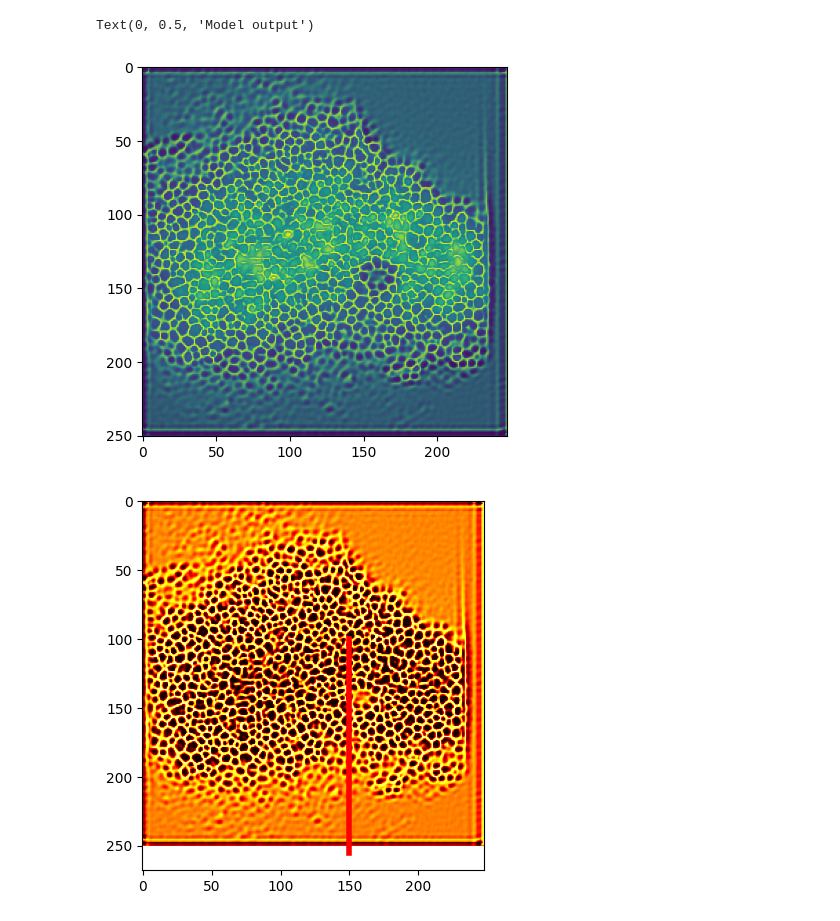
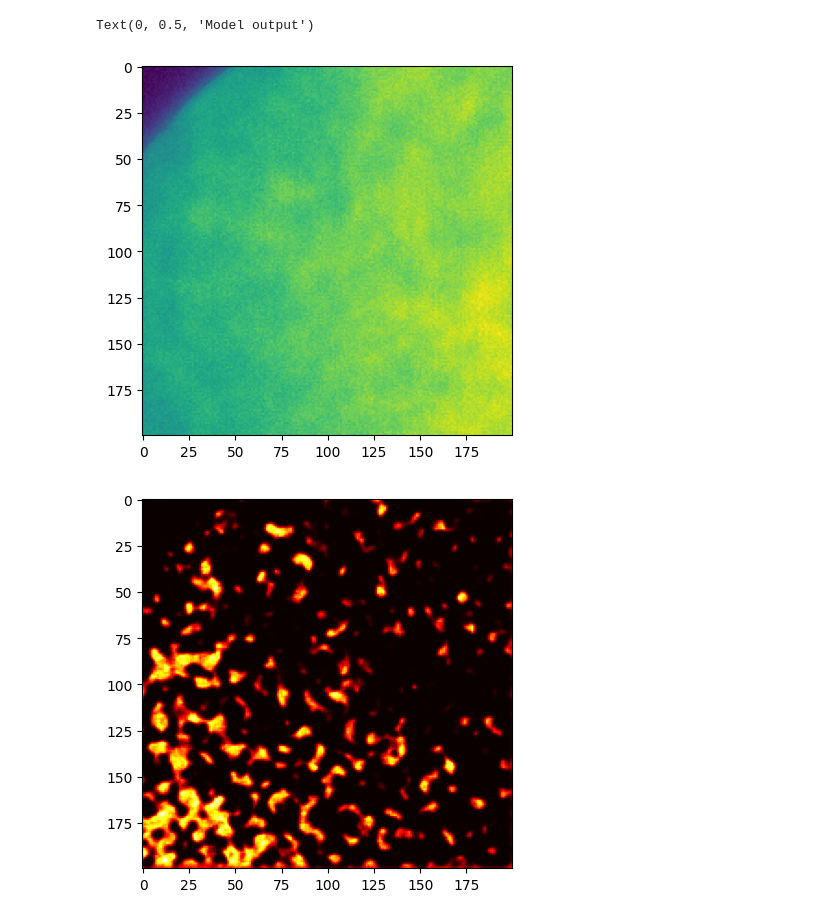
Before and after one commit to ArneVerheyden/CLIM-DL, a Jupyter notebook: model_test.ipynb, the cells around one changed output. Saved outputs shown, nothing was run; the diff lists cells and outputs as text; code cells hidden in the pictures.

Commit message:
More model testing

```diff
--- a/model_test.ipynb
+++ b/model_test.ipynb
@@ -14,7 +14,7 @@ def set_seed(seed):
 
 ## Chose model
 model_class = PLSegmentationModel
-model_path = 'saved_models/default_model_v3.model'
+model_path = 'saved_models/default_model_v6_static_normintensity.model'
 
 ## Load model
 model = model_class.load(model_path)
@@ -138,7 +169,10 @@ from data_utils.tiff import tiff_to_array
 # data = tiff_to_array('data/place1 485nm 50ms excod3.3 emod0 6000 frms air small enhancement _small grain_mv3.tif')
 
 ## big grain
-data = tiff_to_array('data/place1 485nm 50ms excod3.3 emod0 6000 frms air no enhancement mv4.tif')
+# data = tiff_to_array('data/place1 485nm 50ms excod3.3 emod0 6000 frms air no enhancement mv4.tif')
+
+## marker
+data = tiff_to_array('data/488nm_OD_exp50ms_500LP_marker.tif')
 # %%
 ## Profile FWHM
 def get_fwhm_pos(data, peak_value):
@@ -175,10 +209,13 @@ def find_fwhm(peakpos, data, window=10):
 import numpy as np
 import time
 
-num_frames = 130
+num_frames = 150
 
 
-sample_video = data[:num_frames, :, :]
+sample_video = data[:num_frames, 100:300, 100:300].clone()
+sample_video += torch.rand_like(sample_video) * sample_video.max() * .05
+# sample_video = 20*torch.randn_like(sample_video, ) + 200
+
 first_frame = sample_video[0]
 
 start = time.time()
@@ -197,7 +234,7 @@ y_range = (100 // scale, 255 // scale)
 plt.subplots()
 
 plt.imshow(first_frame)
-plt.imshow(model_output, alpha=model_output)
+# plt.imshow(model_output, alpha=model_output)
 
 ## Map with black background
 plt.subplots()
@@ -205,7 +242,7 @@ plt.subplots()
 plt.imshow(model_output, cmap='hot')
 # plt.axis('off')
 
-plt.plot([x, x], [y_range[0], y_range[1]], color="red", linewidth=4)
+# plt.plot([x, x], [y_range[0], y_range[1]], color="red", linewidth=4)
 
 
 ## Transparant map
@@ -216,31 +253,31 @@ plt.axis('off')
 plt.savefig('test_transparant_map.png', transparent=True, dpi=500)
 
 ## Line profile
-plt.subplots()
+# plt.subplots()
 
-profile = model_output[x, y_range[0]:y_range[1]]
-plt.plot(profile)
+# profile = model_output[x, y_range[0]:y_range[1]]
+# plt.plot(profile)
 
 # peaks
-from scipy.signal import find_peaks
-peaks, _ = find_peaks(profile, distance=5)
+# from scipy.signal import find_peaks
+# peaks, _ = find_peaks(profile, distance=5)
 
-plt.scatter(peaks, profile[peaks], marker='x', color='orange')
+# plt.scatter(peaks, profile[peaks], marker='x', color='orange')
 
-# fwhm
-fwhm_widths = []
-for peak in peaks:
-    try:
-        left, right = find_fwhm(peak, profile)
-    except:
-        continue
+# # fwhm
+# fwhm_widths = []
+# for peak in peaks:
+#     try:
+#         left, right = find_fwhm(peak, profile)
+#     except:
+#         continue
 
-    plt.plot((left, right), (profile[peak] / 2, profile[peak] / 2))
-    print(f'FWHM: {right - left} pixels')
+#     plt.plot((left, right), (profile[peak] / 2, profile[peak] / 2))
+#     print(f'FWHM: {right - left} pixels')
 
-    fwhm_widths.append(right - left)
+#     fwhm_widths.append(right - left)
 
-print(f'Av width: {np.mean(fwhm_widths)}')
+# print(f'Av width: {np.mean(fwhm_widths)}')
 
 #
 plt.grid()
@@ -248,4 +285,8 @@ plt.grid()
 plt.title('Upscaling model profile')
 plt.xlabel('Position (pixels)')
 plt.ylabel('Model output')
+
+# plt.subplots()
+# plt.hist(sample_video[:,300,300].flatten(), bins=800, density=True)
+# plt.show()
 # %% [output]
@@ -272,3 +294,3 @@ Av width: 3.9767608642578125
 Text(0, 0.5, 'Model output')
-[figure, old version]
+[figure, new version]
-[figure, old version]
+[figure, new version]
```
Also changed, not shown: parts of 9 cells of this notebook, 1 other file.
